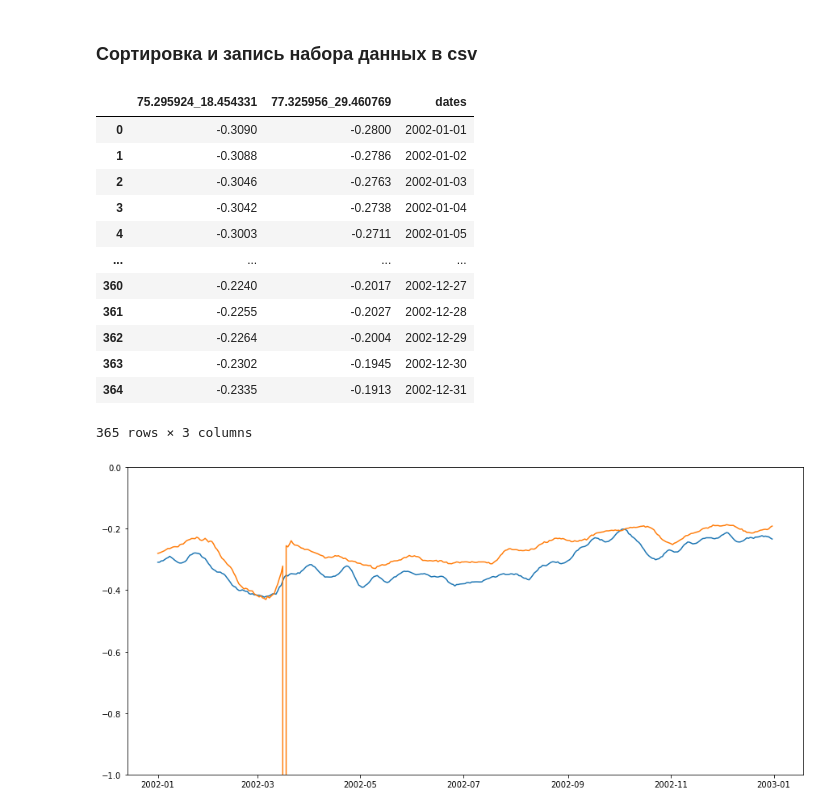
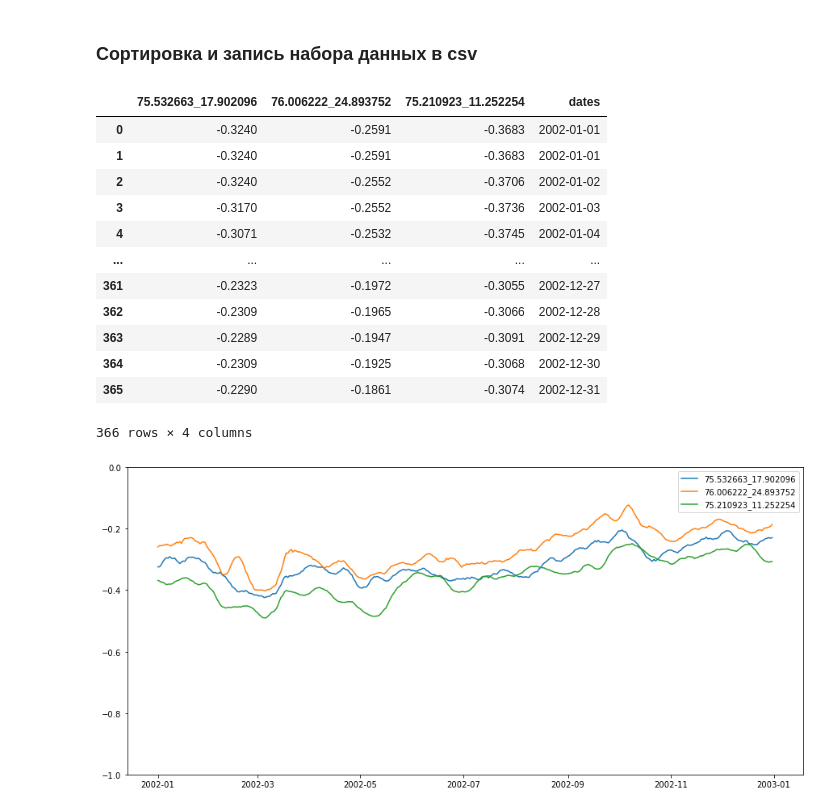
Before and after one commit to ChrisLisbon/ITMO_master_degree_classes, a Jupyter notebook: Research_work(NEMO)/timeline_forming_2002_reanalysis.ipynb, the cells around one changed output. Drawn from its saved outputs; the diff is of its cells as text; code cells hidden in the pictures.

```diff
--- a/Research_work(NEMO)/timeline_forming_2002_reanalysis.ipynb
+++ b/Research_work(NEMO)/timeline_forming_2002_reanalysis.ipynb
@@ -53,8 +53,8 @@ print(lon_idx)
 # %% [markdown]
 ## Запускаем в цикле, формируем временной ряд
 # %%
-coordinates_from_map={'lat':[75.295924, 77.325956],
-                      'lon':[18.454331, 29.460769]}
+coordinates_from_map={'lat':[75.532663, 76.006222, 75.210923],
+                      'lon':[17.902096, 24.893752, 11.252254]}
 
 dates_list=[]
 names_dict={}
@@ -65,7 +65,7 @@ for i in range (len(coordinates_from_map['lat'])):
 #print(names_dict)
 
 for file in os.listdir(ds_folder_name):
-    #print(file)
+    print(file)
     try:
         ds = nc.Dataset(os.path.join(ds_folder_name, file))
     except Exception as e:
@@ -97,31 +115,32 @@ names_dict['dates']=dates_list
 pd_df = pd.DataFrame(names_dict, columns = list(names_dict.keys()))
 pd_df['dates'] =  pd.to_datetime(pd_df['dates'], format='%Y%m%d')
 pd_df=pd_df.sort_values(by=['dates'])
-pd_df.to_csv('./2002_spitz_reanalysis.csv', sep=';', index=False)
+pd_df.to_csv('./formed_timelines/2002_spitz_reanalysis.csv', sep=';', index=False)
 pd_df
 # %% [output]
-|  | 75.295924_18.454331 | 77.325956_29.460769 | dates |
-| 0 | -0.3090 | -0.2800 | 2002-01-01 |
-| 1 | -0.3088 | -0.2786 | 2002-01-02 |
-| 2 | -0.3046 | -0.2763 | 2002-01-03 |
-| 3 | -0.3042 | -0.2738 | 2002-01-04 |
-| 4 | -0.3003 | -0.2711 | 2002-01-05 |
-| ... | ... | ... | ... |
-| 360 | -0.2240 | -0.2017 | 2002-12-27 |
-| 361 | -0.2255 | -0.2027 | 2002-12-28 |
-| 362 | -0.2264 | -0.2004 | 2002-12-29 |
-| 363 | -0.2302 | -0.1945 | 2002-12-30 |
-| 364 | -0.2335 | -0.1913 | 2002-12-31 |
+|  | 75.532663_17.902096 | 76.006222_24.893752 | 75.210923_11.252254 | dates |
+| 0 | -0.3240 | -0.2591 | -0.3683 | 2002-01-01 |
+| 1 | -0.3240 | -0.2591 | -0.3683 | 2002-01-01 |
+| 2 | -0.3240 | -0.2552 | -0.3706 | 2002-01-02 |
+| 3 | -0.3170 | -0.2552 | -0.3736 | 2002-01-03 |
+| 4 | -0.3071 | -0.2532 | -0.3745 | 2002-01-04 |
+| ... | ... | ... | ... | ... |
+| 361 | -0.2323 | -0.1972 | -0.3055 | 2002-12-27 |
+| 362 | -0.2309 | -0.1965 | -0.3066 | 2002-12-28 |
+| 363 | -0.2289 | -0.1947 | -0.3091 | 2002-12-29 |
+| 364 | -0.2309 | -0.1925 | -0.3068 | 2002-12-30 |
+| 365 | -0.2290 | -0.1861 | -0.3074 | 2002-12-31 |
-365 rows × 3 columns
+366 rows × 4 columns
 # %%
 import matplotlib.pyplot as plt
 from pylab import rcParams
 rcParams['figure.figsize'] = 15, 7
 
 for key in list(names_dict.keys()):
     if key!='dates':
-        plt.plot(pd_df['dates'], pd_df[key])
+        plt.plot(pd_df['dates'], pd_df[key], label=key)
 plt.ylim(-1, 0)
+plt.legend()
 plt.show()
 # %% [output]
-[figure, old version]
+[figure, new version]
```
Also changed, not shown: parts of 1 cell of this notebook, 6 other files.
